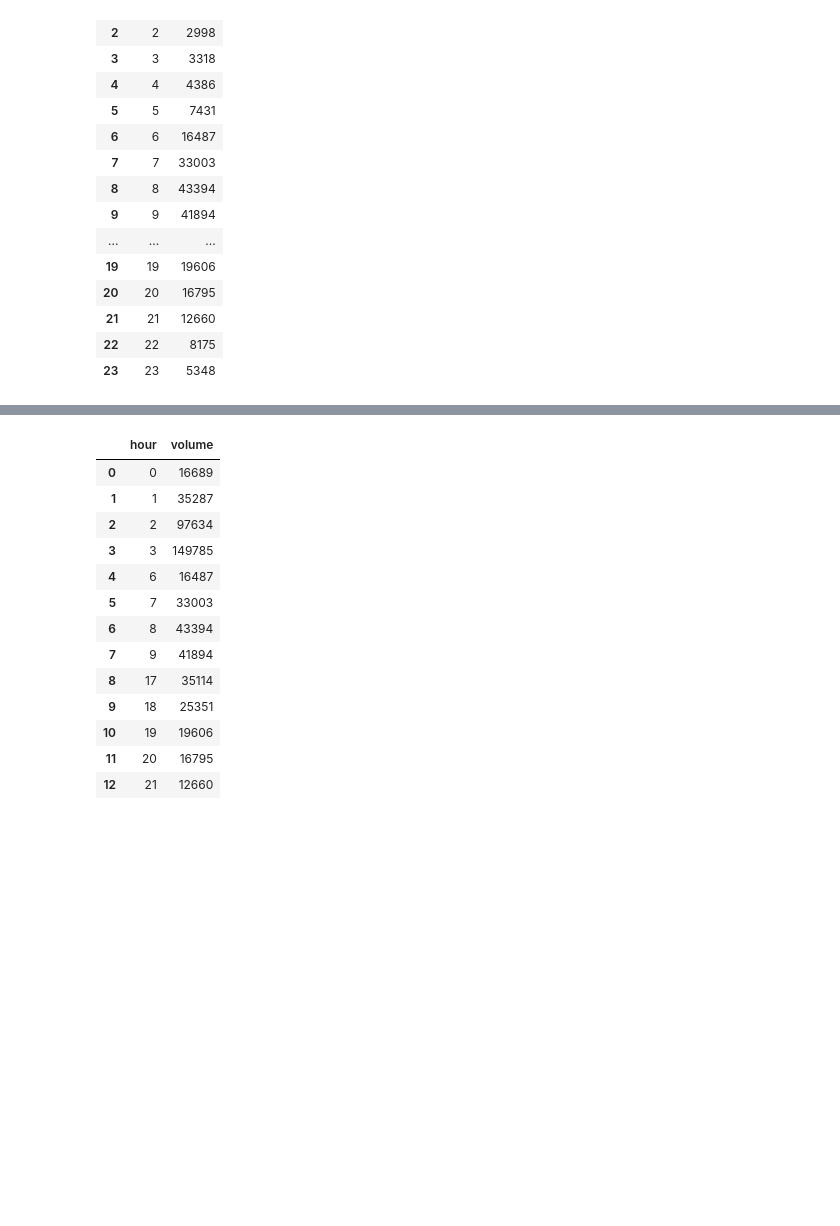
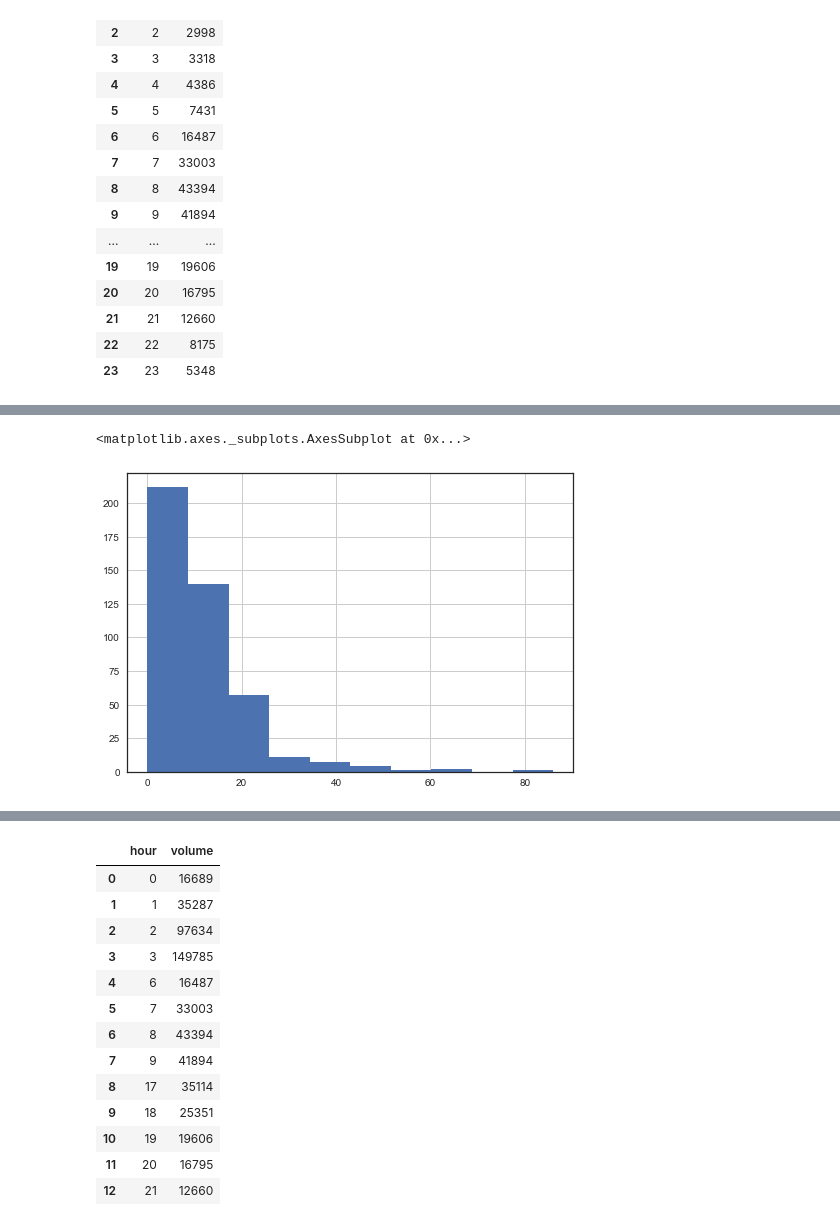
Before and after one commit to Gan-Jiang/KDD-CUP-2017, a Jupyter notebook: dataprocess.ipynb, the cells around one changed output, grey strips where cells are left out. Cells and saved outputs as stored; diff of their text form; code cells hidden in the pictures; blank space fills up the shorter version.

```diff
--- a/dataprocess.ipynb
+++ b/dataprocess.ipynb
@@ -246,0 +257,5 @@ byhour['volume'].sum().reset_index()
+# %%
+volume_weather_travel_time[volume_weather_travel_time['hour'] == 17 & (volume_weather_travel_time['dayofweek'] != 3)]['volume'].hist()
+# %% [output]
+<matplotlib.axes._subplots.AxesSubplot at 0x...>
+[figure, added]
```
Also changed, not shown: parts of 8 cells of this notebook, 2 other files.
